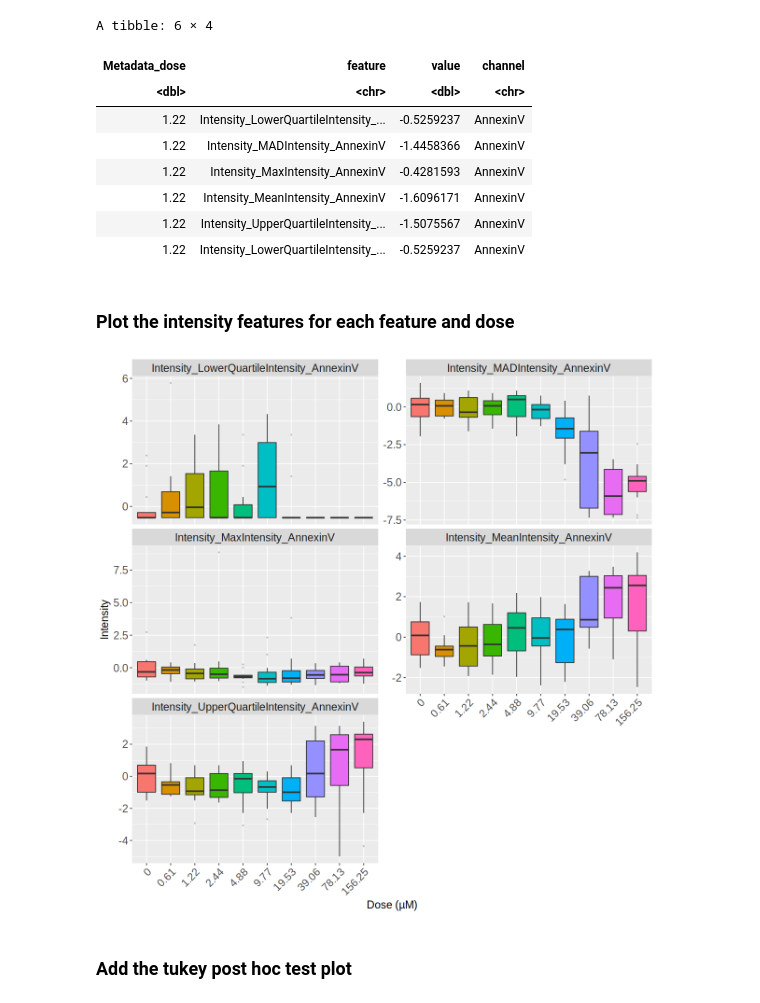
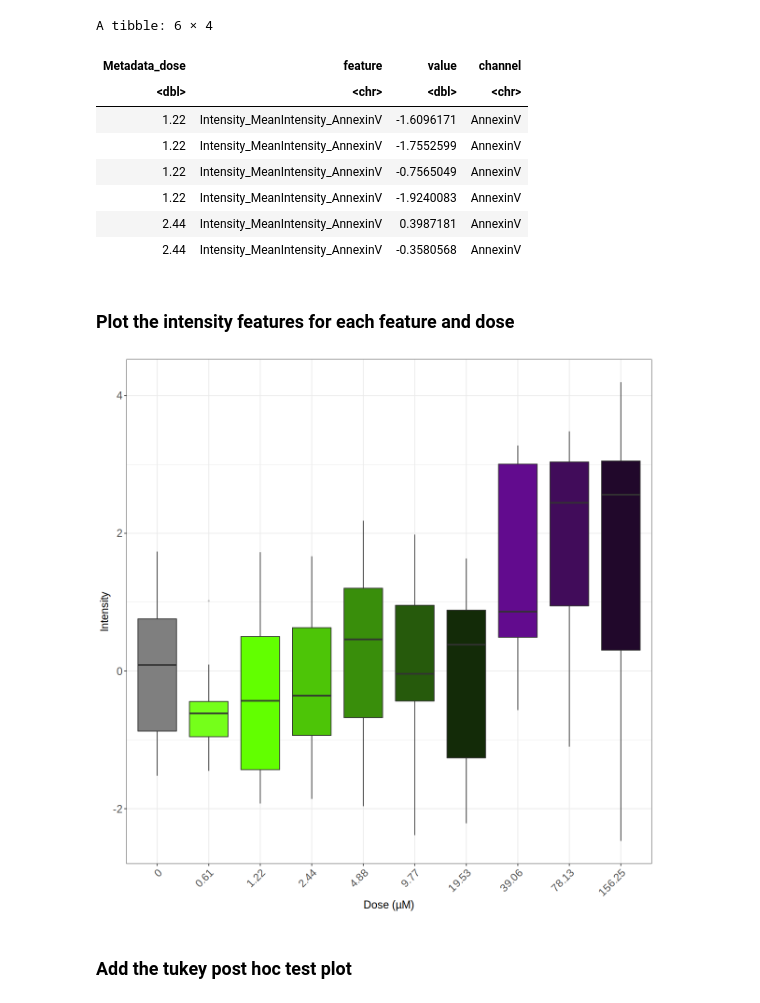
Before and after one commit to MikeLippincott/live_cell_timelapse_apoptosis_analysis, a Jupyter notebook: 1.ground_truth/notebooks/2.plot_terminal_anova.ipynb, the cells around one changed output. Cells and saved outputs as stored; diff of their text form; code cells hidden in the pictures.

Commit message:
fixed plot

```diff
--- a/1.ground_truth/notebooks/2.plot_terminal_anova.ipynb
+++ b/1.ground_truth/notebooks/2.plot_terminal_anova.ipynb
@@ -51,17 +51,22 @@ intensity_features_df$channel <- sub(".*_(.*)", "\\1", intensity_features_df$fea
 intensity_features_df <- intensity_features_df %>% filter(
     channel == "AnnexinV"
 )
+
+# get only Intensity_MeanIntensity_AnnexinV feature
+intensity_features_df <- intensity_features_df %>% filter(
+    feature == "Intensity_MeanIntensity_AnnexinV"
+)
 head(intensity_features_df)
 # %% [output]
 A tibble: 6 × 4
 | Metadata_dose | feature | value | channel |
 | <dbl> | <chr> | <dbl> | <chr> |
-| 1.22 | Intensity_LowerQuartileIntensity_... | -0.5259237 | AnnexinV |
-| 1.22 | Intensity_MADIntensity_AnnexinV | -1.4458366 | AnnexinV |
-| 1.22 | Intensity_MaxIntensity_AnnexinV | -0.4281593 | AnnexinV |
 | 1.22 | Intensity_MeanIntensity_AnnexinV | -1.6096171 | AnnexinV |
-| 1.22 | Intensity_UpperQuartileIntensity_... | -1.5075567 | AnnexinV |
-| 1.22 | Intensity_LowerQuartileIntensity_... | -0.5259237 | AnnexinV |
+| 1.22 | Intensity_MeanIntensity_AnnexinV | -1.7552599 | AnnexinV |
+| 1.22 | Intensity_MeanIntensity_AnnexinV | -0.7565049 | AnnexinV |
+| 1.22 | Intensity_MeanIntensity_AnnexinV | -1.9240083 | AnnexinV |
+| 2.44 | Intensity_MeanIntensity_AnnexinV | 0.3987181 | AnnexinV |
+| 2.44 | Intensity_MeanIntensity_AnnexinV | -0.3580568 | AnnexinV |
 # %%
 intensity_features_df$Metadata_dose <- as.character(intensity_features_df$Metadata_dose)
 intensity_features_df$Metadata_dose <- factor(
@@ -81,39 +86,53 @@ intensity_features_df$Metadata_dose <- factor(
     )
 # %% [markdown]
 ### Plot the intensity features for each feature and dose
+# %%
+color_pallete_for_dose <- c(
+    "0.0" = "#85FF33",
+    "0.61" = "#75FF1A",
+    "1.22" = "#62FF00",
+    "2.44" = "#4DC507",
+    "4.88" = "#398E0B",
+    "9.77" = "#265A0C",
+    "19.53" = "#132B08",
+    "39.06" = "#620B8E",
+    "78.13" = "#410C5A",
+    "156.25" = "#21082B"
+)
 # %%
 # plot the intensity_features_df
 width <- 10
 height <- 10
 options(repr.plot.width = width, repr.plot.height = height)
 intensity_plot <- (
     ggplot(intensity_features_df, aes(x = Metadata_dose, y = value, fill = Metadata_dose))
     + geom_boxplot(aes(group=Metadata_dose), outlier.size = 0.5, outlier.colour = "gray")
     + labs(
         x = "Dose (µM)",
         y = "Intensity",
     )
-    + facet_wrap(~ feature, scales = "free_y", ncol = 2)
+    + theme_bw()
         + theme(
         axis.text.x = element_text(size = 14, angle = 45, hjust = 1),
         axis.title.x = element_text(size = 14),
         axis.title.y = element_text(size = 14),
         axis.text.y = element_text(size = 14),
         plot.title = element_text(size = 14, hjust = 0.5),
         legend.position = "none",
         strip.text = element_text(size = 14)
     )
+    + scale_fill_manual(values = color_pallete_for_dose)
 )
 ggsave(
     file.path(figures_dir, "intensity_features_boxplot.png"),
     plot = intensity_plot,
     width = width,
     height = height,
     dpi = 600
 )
 intensity_plot
 # %% [output]
-[figure, old version]
+[figure, new version]
 # %%
 # sort the data by group1 and group2
 tukey_df <- tukey_df %>%
```
Also changed, not shown: parts of 2 cells of this notebook, 2 other files.
